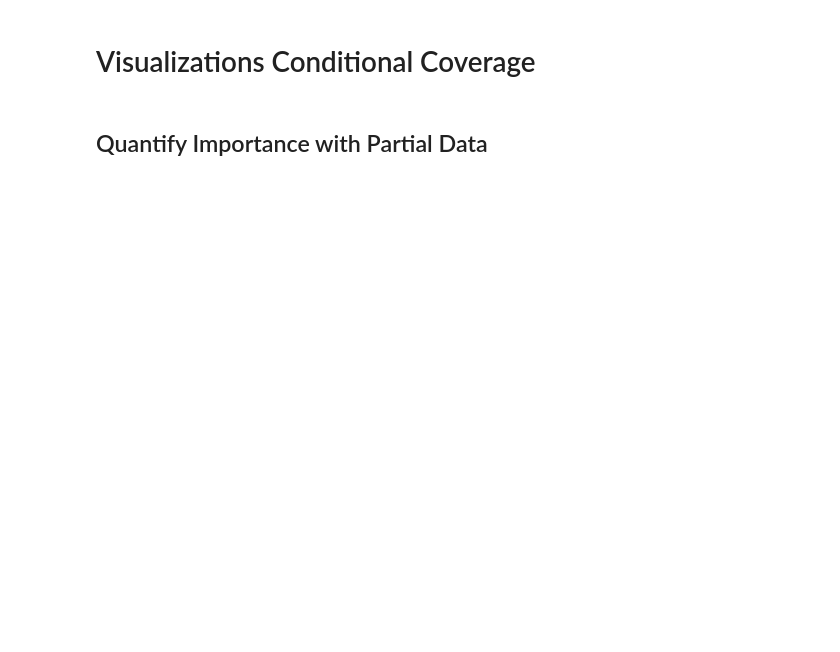
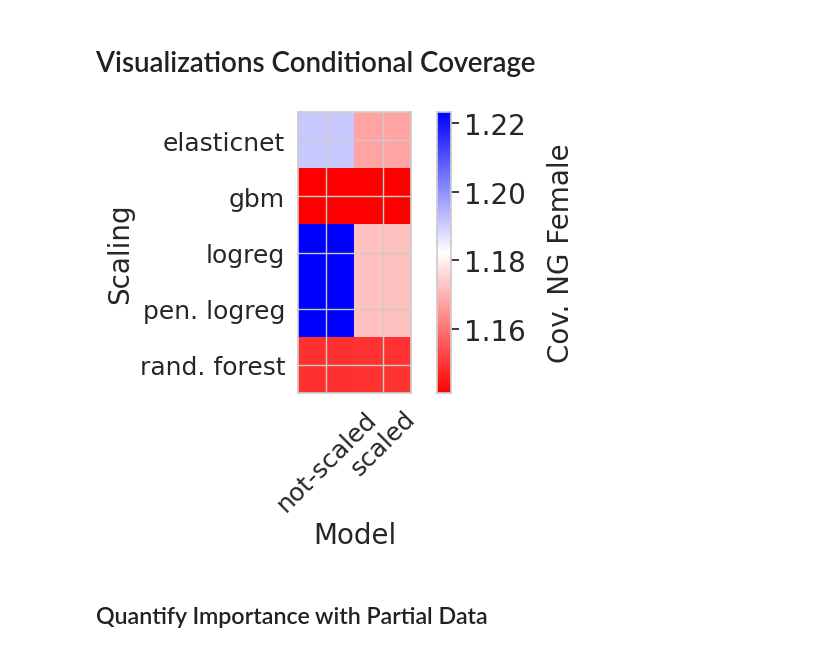
Before and after one commit to jsbroden/CMA_Fairness_v2, a Jupyter notebook: analysis_var_imp_overall.ipynb, the cells around one changed output. Drawn from its saved outputs; the diff is of its cells as text; code cells hidden in the pictures; blank space fills up the shorter version.

```diff
--- a/analysis_var_imp_overall.ipynb
+++ b/analysis_var_imp_overall.ipynb
@@ -565,44 +661,39 @@ vis = visualizer.Visualizer(m_fanova.fanova, m_fanova.configuration_space, direc
 # %%
-# Heatmap
+# Heatmap conditional coverage
 
-vis.plot_pairwise_marginal(['universe_model', 'universe_scale'])
+import matplotlib.pyplot as plt
 
-import matplotlib.collections as mcoll
+vis.plot_pairwise_marginal(['universe_scale', 'universe_model'])
 
-# ── remove the white cell borders ───────────────────────────────
-ax  = plt.gca()
-# the first artist in the axis is the QuadMesh produced by pcolormesh
-quad = next(obj for obj in ax.get_children() if isinstance(obj, mcoll.QuadMesh))
-quad.set_linewidth(0)          # no grid lines
-quad.set_edgecolor('face')     # edges take the same colour as the face
-# ────────────────────────────────────────────────────────────────
+plt.yticks(
+    ticks=[0,1,2,3,4],
+    labels=['elasticnet', 'gbm', 'logreg', 'pen. logreg', 'rand. forest'],
+    fontsize=18)
 
 plt.xticks(
-    ticks=[0,1,2,3,4],
-    labels=['elasticnet', 'gbm', 'logreg', 'pen. logreg', 'rand. forest'],
-    rotation=45,
-    fontsize=16)
-
-plt.yticks(
     ticks=[0,1],
     labels=['not-scaled', 'scaled'],
-    fontsize=16)
+    rotation=45,
+    fontsize=18)
 
 cbar = plt.gcf().axes[-1]
-cbar.set_ylabel("Cov. Non-German Female", rotation=90, labelpad=15, fontsize=20)
-cbar.tick_params(labelsize=16)
+cbar.set_ylabel("Cov. NG Female", rotation=90, labelpad=15, fontsize=20)
+cbar.tick_params(labelsize=20)
 
 plt.xlabel("Model", fontsize=20)
 plt.ylabel("Scaling", fontsize=20)
 
 ax = plt.gca()
 im = ax.get_images()[0]
-im.set_cmap("bwr") #reverse so that undercoverage is red and overcoverage b+lue
+im.set_cmap("bwr_r")
+
 
 plt.title("")
 plt.tight_layout()
 
-output_path = CP_DIR / f"heatmap_{main_cp_metric}.png"  # or .jpg, .pdf, .svg
+output_path = CP_DIR / f"heatmap_{main_cp_metric}.png"
 #plt.savefig(output_path, dpi=300, bbox_inches='tight')
 
 plt.show()
+# %% [output]
+[figure, added]
```
Also changed, not shown: parts of 26 cells of this notebook, 12 other files.
